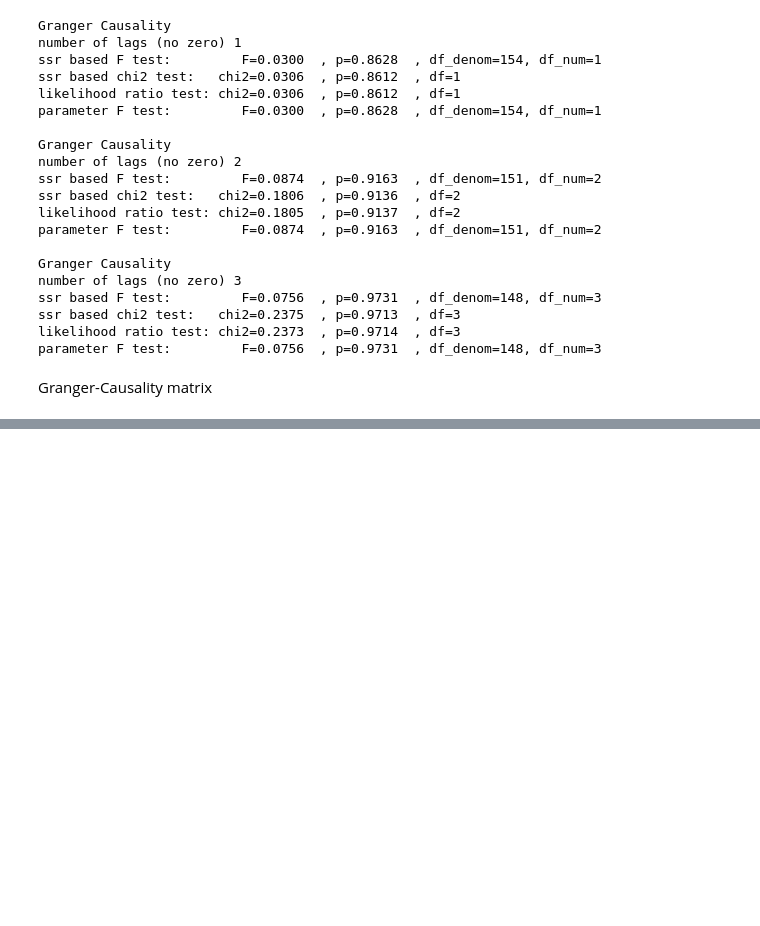
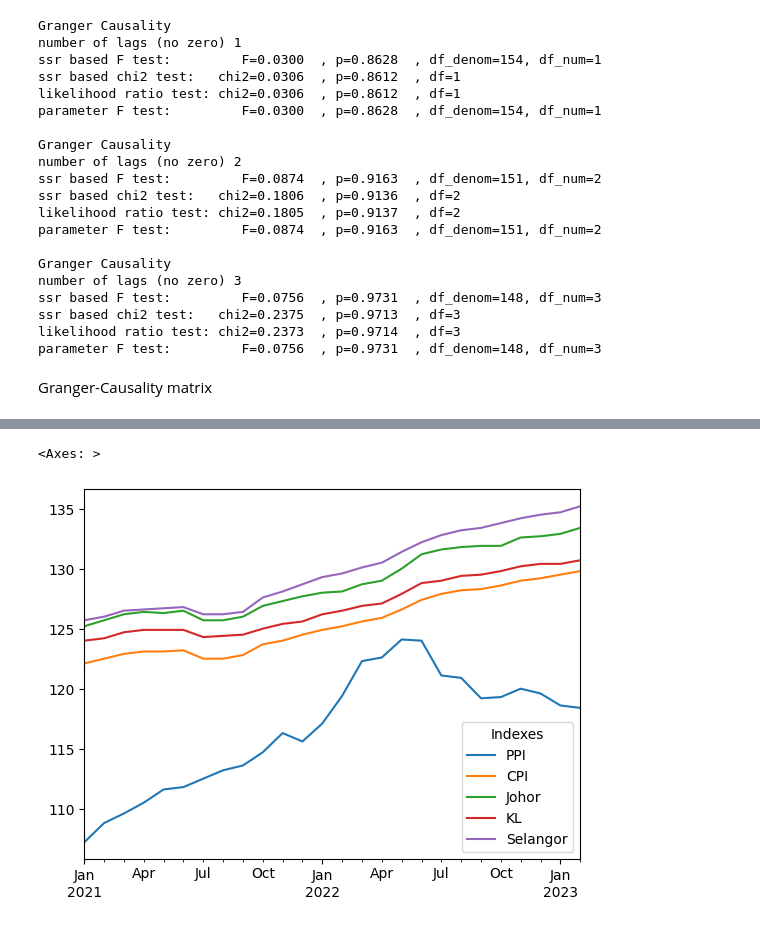
Before and after one commit to derrickgzq/fyp, a Jupyter notebook: fyp.ipynb, the cells around one changed output, grey strips where cells are left out. Drawn from its saved outputs; the diff is of its cells as text; code cells hidden in the pictures; blank space fills up the shorter version.

```diff
--- a/fyp.ipynb
+++ b/fyp.ipynb
@@ -330,0 +386,5 @@ grangers_causation_matrix(df_diff, variables = df_diff.columns)
+# %%
+df_state = pd.read_csv('https://raw.githubusercontent.com/derrickgzq/fyp/main/cpi_state_data%2Bmth.csv')
+# %%
+df_state['Date'] = pd.to_datetime(df_state['Date'])
+df_state = df_state.set_index('Date').rename_axis('Indexes', axis=1)
@@ -330,0 +424,2 @@ grangers_causation_matrix(df_diff, variables = df_diff.columns)
+# %%
+dfs = pd.merge(df, df_state, left_index = True, right_index = True, how = 'inner')
@@ -330,0 +450,5 @@ grangers_causation_matrix(df_diff, variables = df_diff.columns)
+# %%
+dfs.plot()
+# %% [output]
+<Axes: >
+[figure, added]
```
Also changed, not shown: parts of 30 cells of this notebook.
